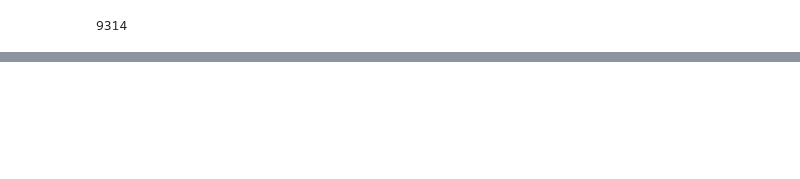
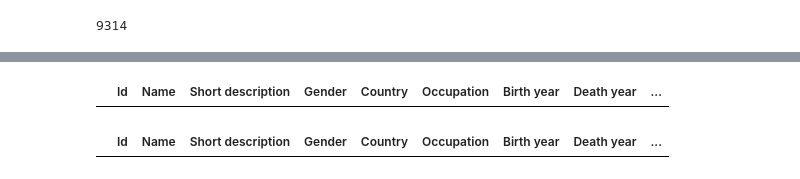
Before and after one commit to tomo960714/AgeVisualization, a Jupyter notebook: preprocess.ipynb, the cells around one changed output, grey strips where cells are left out. Saved outputs shown, nothing was run; the diff lists cells and outputs as text; code cells hidden in the pictures; blank space fills up the shorter version.

```diff
--- a/preprocess.ipynb
+++ b/preprocess.ipynb
@@ -151,0 +140,8 @@ df
+# %%
+df[df['Death year'] =='']
+# %% [output]
+|  | Id | Name | Short description | Gender | Country | Occupation | Birth year | Death year | ... |
+# %%
+df[df['Birth year'].isna()]
+# %% [output]
+|  | Id | Name | Short description | Gender | Country | Occupation | Birth year | Death year | ... |
```
Also changed, not shown: parts of 23 cells of this notebook, 1 other file.
